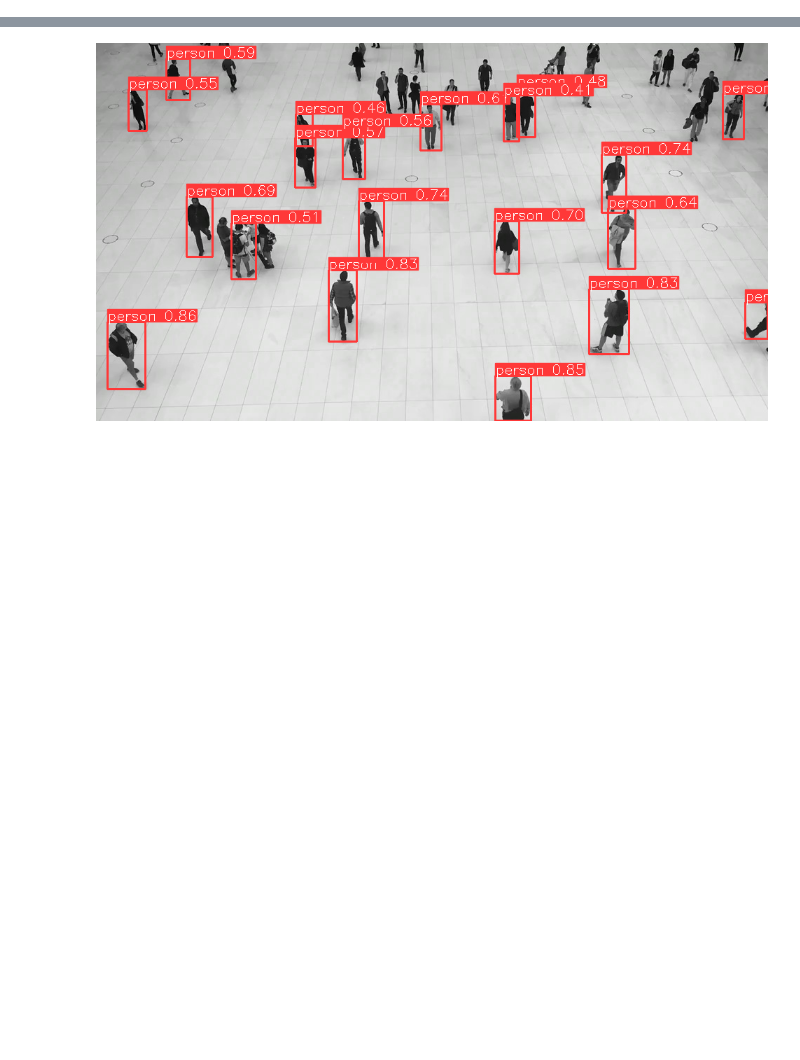
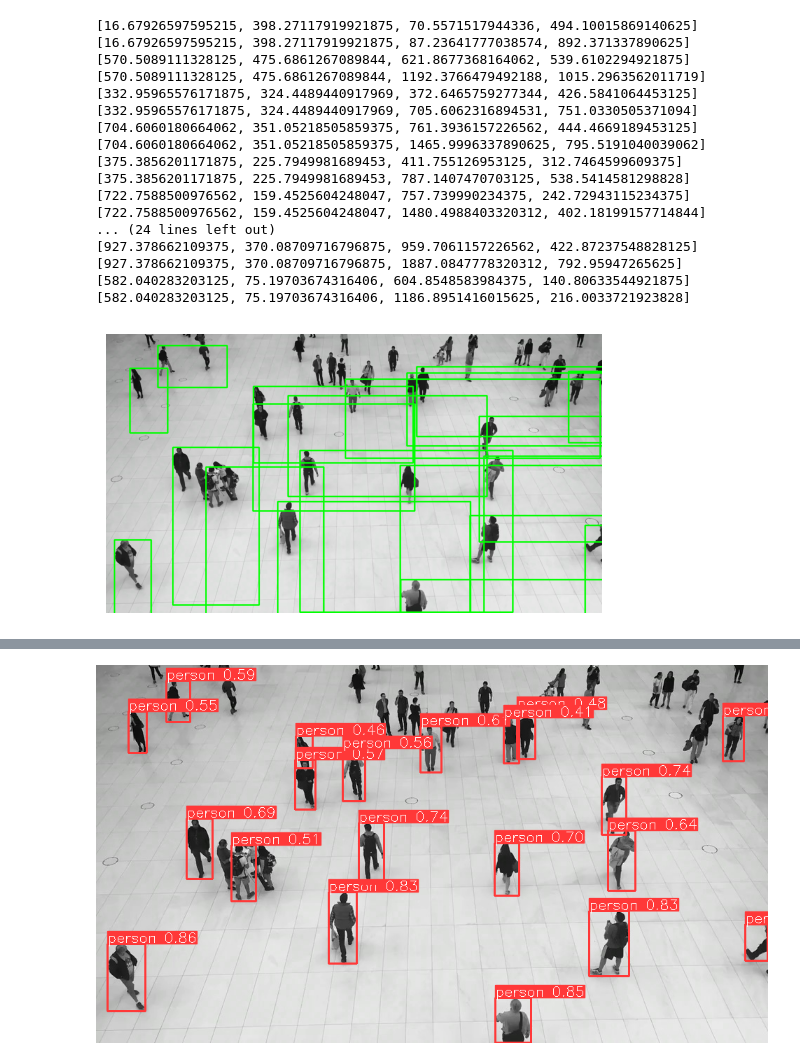
Before and after one commit to helenprokonina/Yolov8Training, a Jupyter notebook: compare_sahi.ipynb, the cells around one changed output, grey strips where cells are left out. Cells and saved outputs as stored; diff of their text form; code cells hidden in the pictures; blank space fills up the shorter version.

```diff
--- a/compare_sahi.ipynb
+++ b/compare_sahi.ipynb
@@ -34,0 +262,5 @@ result = get_prediction(read_image("people_frames/people_frames_1.jpg"), detecti
+# %%
+image = cv2.imread("people_frames/people_frames_1.jpg")
+# %%
+for result in results:
+    print(result)
@@ -34,0 +288,29 @@ result = get_prediction(read_image("people_frames/people_frames_1.jpg"), detecti
+# %%
+for result in results:
+    pr_box=result['bbox']
+    print(pr_box)
+    pr_box=tlwh_tlbr(pr_box)
+    print(pr_box)
+    cv2.rectangle(image, (int(pr_box[0]), int(pr_box[1])), (int(pr_box[2]), int(pr_box[3])), color=(0, 255, 0), thickness=2)
+plt.imshow(image)
+plt.axis('off')
+plt.show()
+# %% [output]
+[16.67926597595215, 398.27117919921875, 70.5571517944336, 494.10015869140625]
+[16.67926597595215, 398.27117919921875, 87.23641777038574, 892.371337890625]
+[570.5089111328125, 475.6861267089844, 621.8677368164062, 539.6102294921875]
+[570.5089111328125, 475.6861267089844, 1192.3766479492188, 1015.2963562011719]
+[332.95965576171875, 324.4489440917969, 372.6465759277344, 426.5841064453125]
+[332.95965576171875, 324.4489440917969, 705.6062316894531, 751.0330505371094]
+[704.6060180664062, 351.05218505859375, 761.3936157226562, 444.4669189453125]
+[704.6060180664062, 351.05218505859375, 1465.9996337890625, 795.5191040039062]
+[375.3856201171875, 225.7949981689453, 411.755126953125, 312.7464599609375]
+[375.3856201171875, 225.7949981689453, 787.1407470703125, 538.5414581298828]
+[722.7588500976562, 159.4525604248047, 757.739990234375, 242.72943115234375]
+[722.7588500976562, 159.4525604248047, 1480.4988403320312, 402.18199157714844]
+... (24 lines left out)
+[927.378662109375, 370.08709716796875, 959.7061157226562, 422.87237548828125]
+[927.378662109375, 370.08709716796875, 1887.0847778320312, 792.95947265625]
+[582.040283203125, 75.19703674316406, 604.8548583984375, 140.80633544921875]
+[582.040283203125, 75.19703674316406, 1186.8951416015625, 216.0033721923828]
+[figure, added]
```
Also changed, not shown: parts of 25 cells of this notebook, 2 other files.
